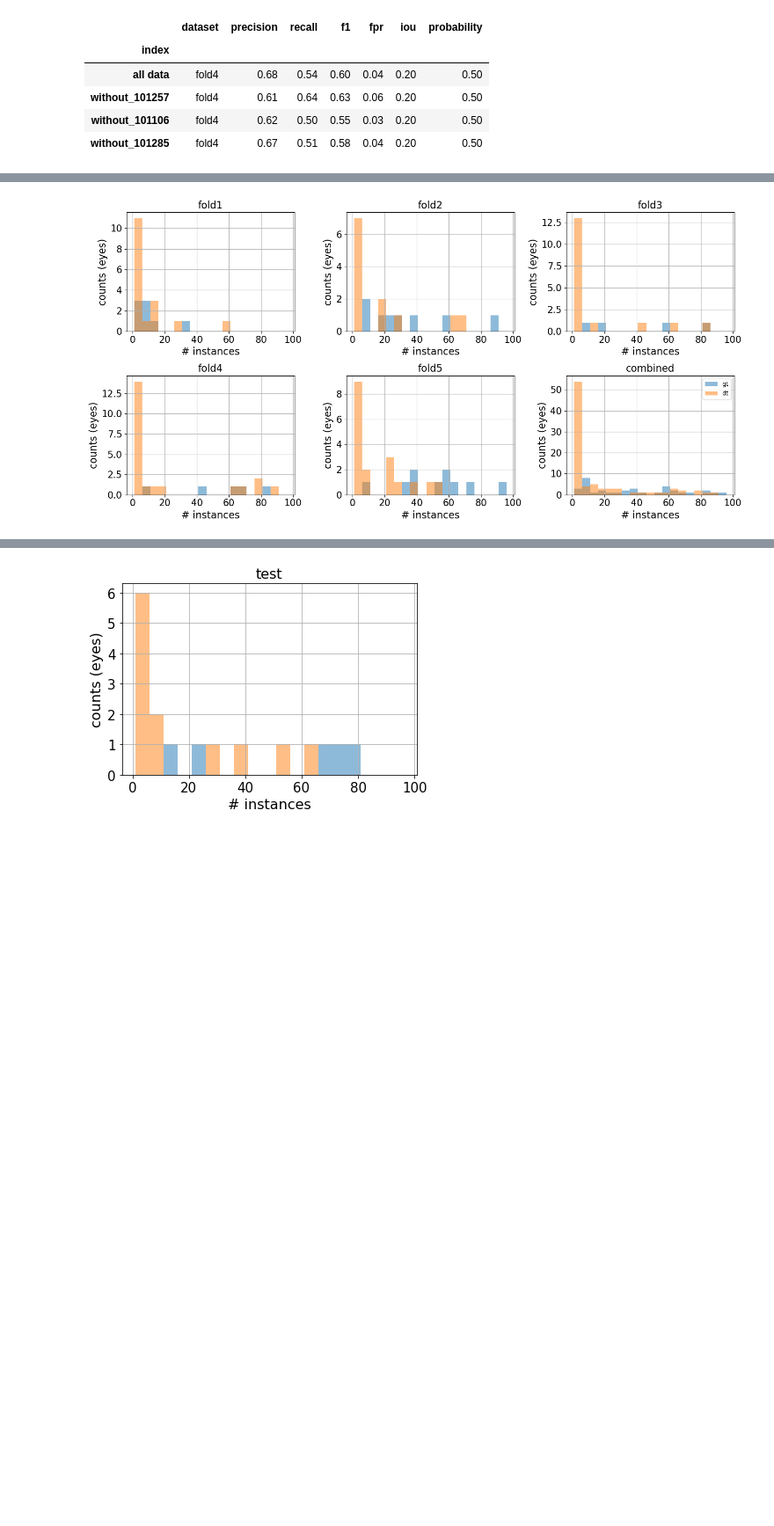
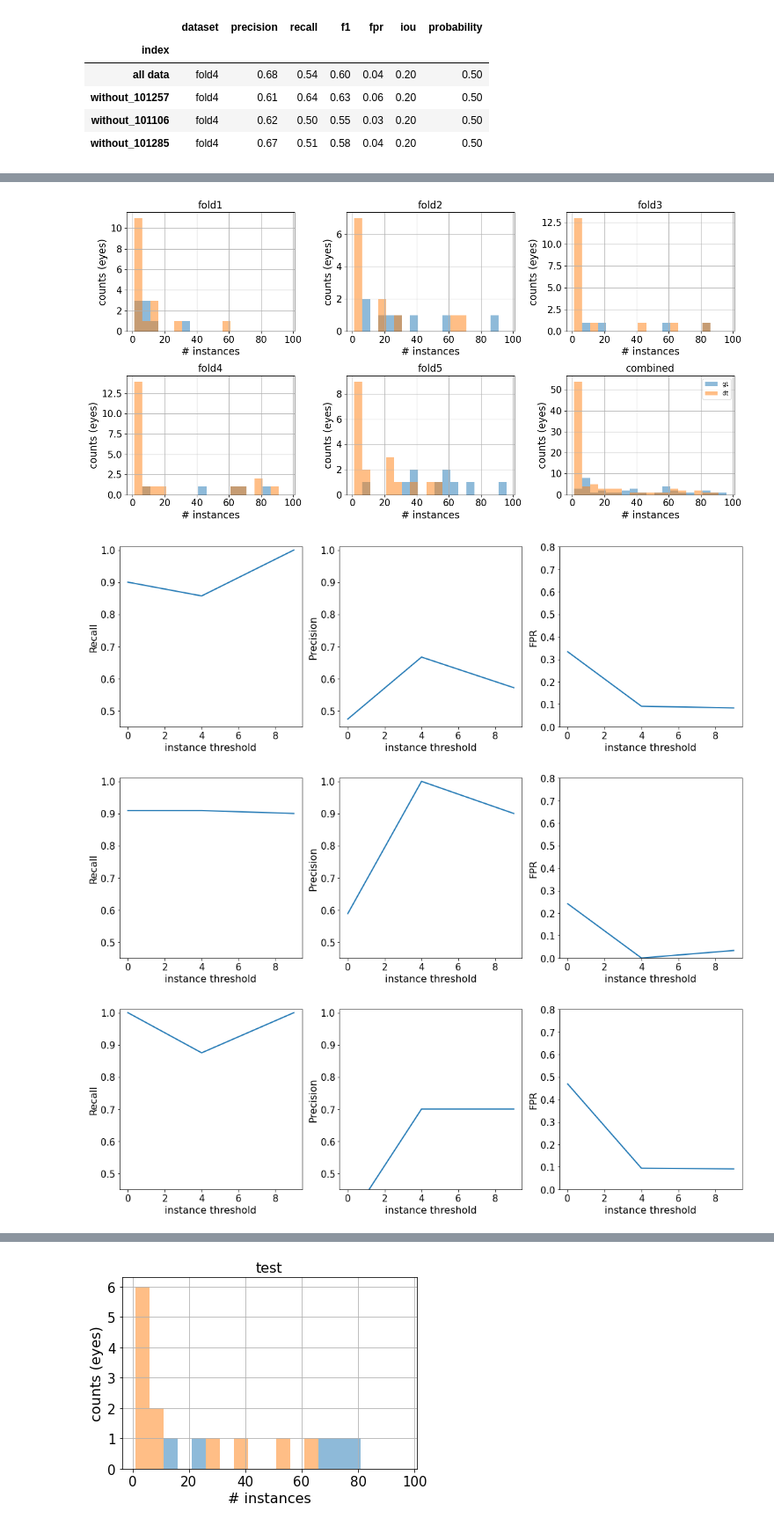
Before and after one commit to uw-biomedical-ml/detectron2-rpd-yb, a Jupyter notebook: runEvaluateClass.ipynb, the cells around one changed output, grey strips where cells are left out. Shown at 88% size. Drawn from its saved outputs; the diff is of its cells as text; code cells hidden in the pictures; blank space fills up the shorter version.

Commit message:
Added enface visualization to runOutputVis.ipynb. OutputVis.get_output_from_file is sped up. Some instance thresholding stuff at the end of runEvaluateClass.ipynb.

```diff
--- a/runEvaluateClass.ipynb
+++ b/runEvaluateClass.ipynb
@@ -372,26 +332,43 @@ DONE (t=0.01s).
 # %%
 #%%script false --no-raise-error
 #Another study looking at instance occurance at the eye level
+import matplotlib.pyplot as plt
+import numpy as np
 import json, os
 import pandas as pd
+from plain_train_net import CreatePlotsRPD
+
 df = pd.DataFrame()
+dffold_scores = pd.DataFrame(columns=['validation fold','Instance threshold','RPD eyes', 'Non-RPD eyes','Precision','Recall','FPR'])
 fig,ax = plt.subplots(2,3,figsize=[15,7.5],dpi=100)
 ax = ax.flatten()
 bins = np.arange(1,101,5)
+inst_thresh = [0,4,9]
+
 for i, name in enumerate(['fold1','fold2','fold3','fold4','fold5']):
-    dffold = pd.read_csv(os.path.join('output_valid_'+name,'results','dfpts_'+name+'.csv'))
-    dffold.gt_instances.hist(bins=bins, ax=ax[i],label='gt',alpha=0.5)
-    dffold.dt_instances.hist(bins=bins, ax=ax[i],label='dt',alpha=0.5)
+    #dffold = pd.read_csv(os.path.join('output_valid_'+name,'results','dfpts_'+name+'.csv'))
+    RPDplt = CreatePlotsRPD.initfromcsv(os.path.join('output_valid_'+name,'results','dfimg_'+name+'.csv'))
+    dffold = RPDplt.dfpts
+    dffold.gt_instances.hist(bins=bins, ax=ax[i], figure=fig,label='gt',alpha=0.5)
+    dffold.dt_instances.hist(bins=bins, ax=ax[i], figure=fig,label='dt',alpha=0.5)
     ax[i].set_xlabel('# instances')
     ax[i].set_ylabel('counts (eyes)')
     ax[i].set_title(name)
+    pr,rc,fpr = RPDplt.plot_img_level_instance_thresholding(dffold,inst_thresh)
     df = df.append(dffold.assign(fold = name))
-df.gt_instances.hist(bins = bins, ax=ax[5], label='gt',alpha=0.5)
-df.dt_instances.hist(bins = bins, ax=ax[5], label='dt',alpha=0.5)
+    rpd = [(dffold.gt_instances>thresh).sum() for thresh in inst_thresh]
+    nonrpd = [(dffold.gt_instances<=thresh).sum() for thresh in inst_thresh]
+    dffold_scores = dffold_scores.append(pd.Series([name,inst_thresh,rpd,nonrpd,pr,rc,fpr],index=dffold_scores.columns),ignore_index=True).explode(['Instance threshold','RPD eyes','Non-RPD eyes','Precision','Recall','FPR'])
+
+df.gt_instances.hist(bins = bins, ax=ax[5], figure=fig, label='gt',alpha=0.5)
+df.dt_instances.hist(bins = bins, ax=ax[5], figure=fig, label='dt',alpha=0.5)
 ax[5].set_xlabel('# instances')
 ax[5].set_ylabel('counts (eyes)')
 ax[5].set_title('combined')
-plt.legend()
-plt.tight_layout()
+ax[5].legend()
+fig.tight_layout()
 # %% [output]
 [figure]
+[figure, added]
+[figure, added]
+[figure, added]
```
Also changed, not shown: parts of 5 cells of this notebook, 1 other file.
